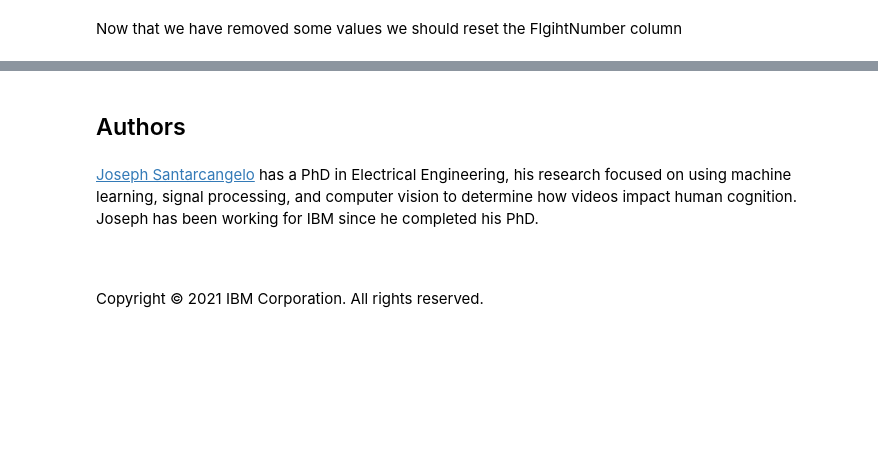
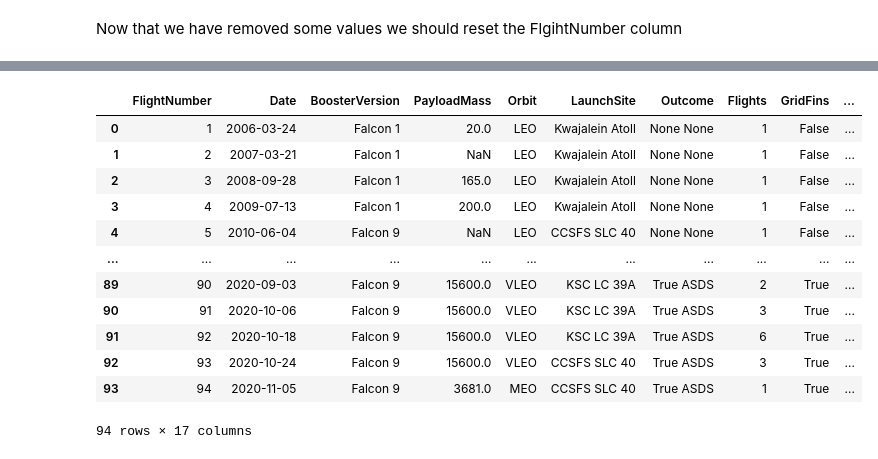
Before and after one commit to ayushjaiswal21/-90DayML, a Jupyter notebook: applied_datascience_capstone/jupyter-labs-spacex-data-collection-api-v2.ipynb, the cells around one changed output, grey strips where cells are left out. Drawn from its saved outputs; the diff is of its cells as text; code cells hidden in the pictures; blank space fills up the shorter version.

```diff
--- a/applied_datascience_capstone/jupyter-labs-spacex-data-collection-api-v2.ipynb
+++ b/applied_datascience_capstone/jupyter-labs-spacex-data-collection-api-v2.ipynb
@@ -145,3 +169,14 @@ Now we decode the response content as a Json using <code>.json()</code> and turn
 # Use json_normalize meethod to convert the json result into a dataframe
 response = requests.get(static_json_url)
 data = pd.json_normalize(response.json())
+# %%
+# Convert response to dataframe
+response = requests.get(static_json_url)
+data = pd.json_normalize(response.json())
+
+# Check first row's static_fire_date_utc
+print("\nFirst row static_fire_date_utc:", data['static_fire_date_utc'].iloc[0])
+
+# After all data collection, check missing values in LandingPad
+data_falcon9 = pd.DataFrame(launch_dict)
+print("\nNumber of null values in LandingPad:", data_falcon9['LandingPad'].isnull().sum())
@@ -288,18 +299,21 @@ We can now export it to a <b>CSV</b> for the next section,but to make the answer
-# %% [markdown]
-## Authors
-# %% [markdown]
-<a href="https://www.linkedin.com/in/joseph-s-50398b136/">Joseph Santarcangelo</a> has a PhD in Electrical Engineering, his research focused on using machine learning, signal processing, and computer vision to determine how videos impact human cognition. Joseph has been working for IBM since he completed his PhD.
-# %% [markdown]
-<!--## Change Log
--->
-# %% [markdown]
-<!--
-
-|Date (YYYY-MM-DD)|Version|Changed By|Change Description|
-|-|-|-|-|
-|2020-09-20|1.1|Joseph|get result each time you run|
-|2020-09-20|1.1|Azim |Created Part 1 Lab using SpaceX API|
-|2020-09-20|1.0|Joseph |Modified Multiple Areas|
--->
-# %% [markdown]
-Copyright © 2021 IBM Corporation. All rights reserved.
+# %%
+# Create the DataFrame from launch_dict if not already created
+data_falcon9 = pd.DataFrame(launch_dict)
+
+# Reset the FlightNumber column to be sequential starting from 1
+data_falcon9.loc[:, 'FlightNumber'] = list(range(1, data_falcon9.shape[0] + 1))
+data_falcon9
+# %% [output]
+|  | FlightNumber | Date | BoosterVersion | PayloadMass | Orbit | LaunchSite | Outcome | Flights | GridFins | ... |
+| 0 | 1 | 2006-03-24 | Falcon 1 | 20.0 | LEO | Kwajalein Atoll | None None | 1 | False | ... |
+| 1 | 2 | 2007-03-21 | Falcon 1 | NaN | LEO | Kwajalein Atoll | None None | 1 | False | ... |
+| 2 | 3 | 2008-09-28 | Falcon 1 | 165.0 | LEO | Kwajalein Atoll | None None | 1 | False | ... |
+| 3 | 4 | 2009-07-13 | Falcon 1 | 200.0 | LEO | Kwajalein Atoll | None None | 1 | False | ... |
+| 4 | 5 | 2010-06-04 | Falcon 9 | NaN | LEO | CCSFS SLC 40 | None None | 1 | False | ... |
+| ... | ... | ... | ... | ... | ... | ... | ... | ... | ... | ... |
+| 89 | 90 | 2020-09-03 | Falcon 9 | 15600.0 | VLEO | KSC LC 39A | True ASDS | 2 | True | ... |
+| 90 | 91 | 2020-10-06 | Falcon 9 | 15600.0 | VLEO | KSC LC 39A | True ASDS | 3 | True | ... |
+| 91 | 92 | 2020-10-18 | Falcon 9 | 15600.0 | VLEO | KSC LC 39A | True ASDS | 6 | True | ... |
+| 92 | 93 | 2020-10-24 | Falcon 9 | 15600.0 | VLEO | CCSFS SLC 40 | True ASDS | 3 | True | ... |
+| 93 | 94 | 2020-11-05 | Falcon 9 | 3681.0 | MEO | CCSFS SLC 40 | True ASDS | 1 | True | ... |
+94 rows × 17 columns
```
Also changed, not shown: parts of 27 cells of this notebook.
